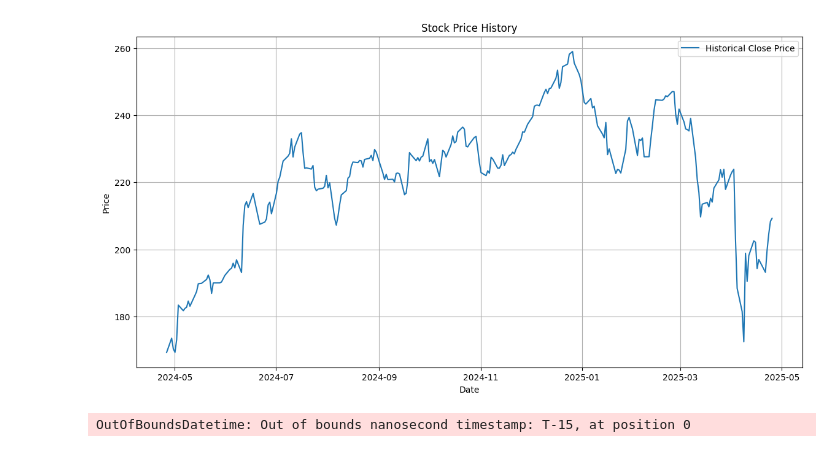
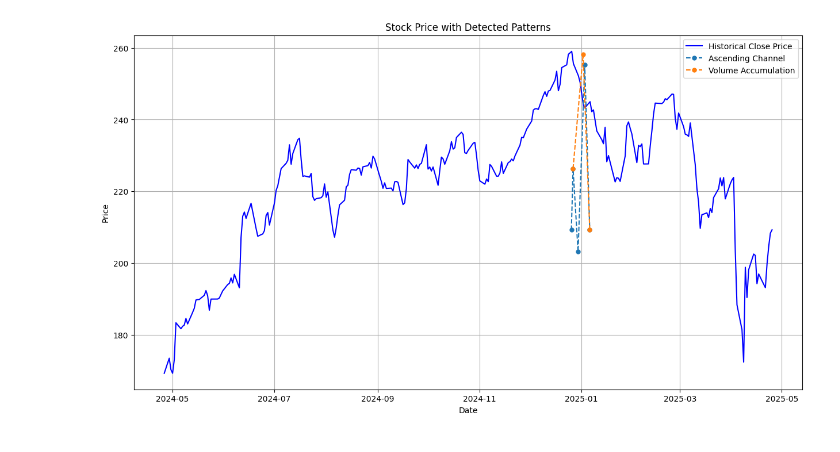
Before and after one commit to jsnthung/pelican-predict, a Jupyter notebook: backend/src/technical_analysis/stock_visualizations.ipynb, the cells around one changed output. Cells and saved outputs as stored; diff of their text form; code cells hidden in the pictures.

Commit message:
plotting works

```diff
--- a/backend/src/technical_analysis/stock_visualizations.ipynb
+++ b/backend/src/technical_analysis/stock_visualizations.ipynb
@@ -5,47 +5,63 @@ import matplotlib.pyplot as plt
 from pymongo import MongoClient
 from dotenv import load_dotenv
 import os
 
 # 2. Load environment
 load_dotenv()
 
 # 3. Connect to Mongo
 client = MongoClient(os.getenv("MONGO_URI"))
 db = client["PeliCanStonks"]
 collection_history = db["stonk_history"]
 collection_forecast = db["technical_analysis"]
 
-# 4. Load the latest history
+# 4. Load the latest historical stock data
 latest_history = collection_history.find().sort("timestamp", -1).limit(1)[0]["forecast"]
 history_df = pd.DataFrame(latest_history)
+
+# Clean and convert timestamp
+history_df["timestamp"] = pd.to_datetime(history_df["timestamp"], errors="coerce")
+history_df = history_df.dropna(subset=["timestamp"])
 
 # 5. Load the latest forecast
 latest_forecast = collection_forecast.find().sort("timestamp", -1).limit(1)[0]["forecast"]
 
-# 6. Plot historical stock prices
-plt.figure(figsize=(14, 7))
-plt.plot(pd.to_datetime(history_df["timestamp"]), history_df["close"], label="Historical Close Price")
-plt.title("Stock Price History")
-plt.xlabel("Date")
-plt.ylabel("Price")
-plt.legend()
-plt.grid(True)
-plt.show()
+# 6. Create figure
+plt.figure(figsize=(15, 8))
 
-# 7. (optional) Plot detected patterns on top
+# 7. Plot historical close prices
+plt.plot(history_df["timestamp"], history_df["close"], label="Historical Close Price", color="blue")
+
+# 8. Plot detected patterns (connect supporting points)
 for pattern in latest_forecast["detected_patterns"]:
+    pattern_name = pattern["pattern_name"]
+    dates = []
+    prices = []
+
     for point in pattern["supporting_points"]:
-        day = point["day"]
-        price = point["price"]
-        plt.scatter(pd.to_datetime(day), price, label=pattern["pattern_name"], marker="x", color="red")
+        try:
+            day = pd.to_datetime(point["day"], errors="coerce")
+            price = point["price"]
+            if pd.notnull(day):
+                dates.append(day)
+                prices.append(price)
+            else:
+                print(f"⚠️ Skipping invalid date: {point['day']}")
+        except Exception as e:
+            print(f"⚠️ Skipping invalid point: {e}")
 
-plt.plot(pd.to_datetime(history_df["timestamp"]), history_df["close"], label="Historical Close Price", color="blue")
+    # Sort points by date
+    if dates and prices:
+        dates, prices = zip(*sorted(zip(dates, prices)))
+        # Plot connected points with dashed line
+        plt.plot(dates, prices, label=f"{pattern_name}", linestyle="--", marker="o", markersize=5)
+
+# 9. Final plot adjustments
 plt.title("Stock Price with Detected Patterns")
 plt.xlabel("Date")
 plt.ylabel("Price")
 plt.legend()
 plt.grid(True)
 plt.show()
 # %% [output]
-[figure, old version]
+[figure, new version]
-OutOfBoundsDatetime: Out of bounds nanosecond timestamp: T-15, at position 0
```
